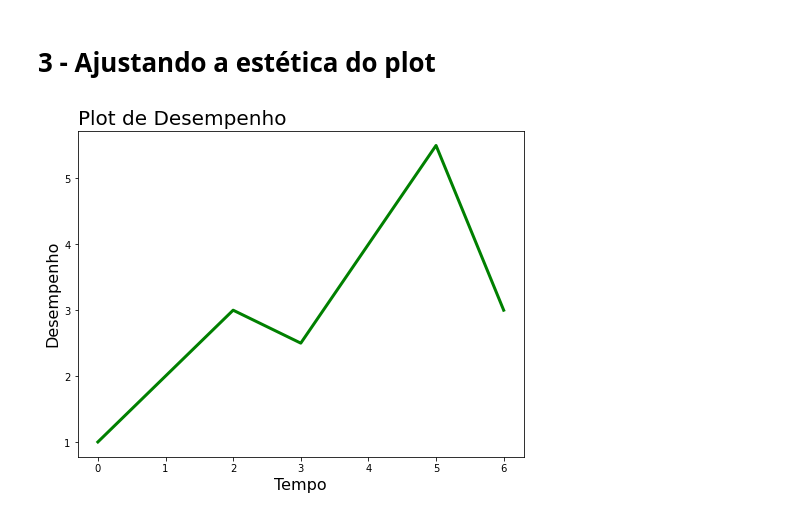
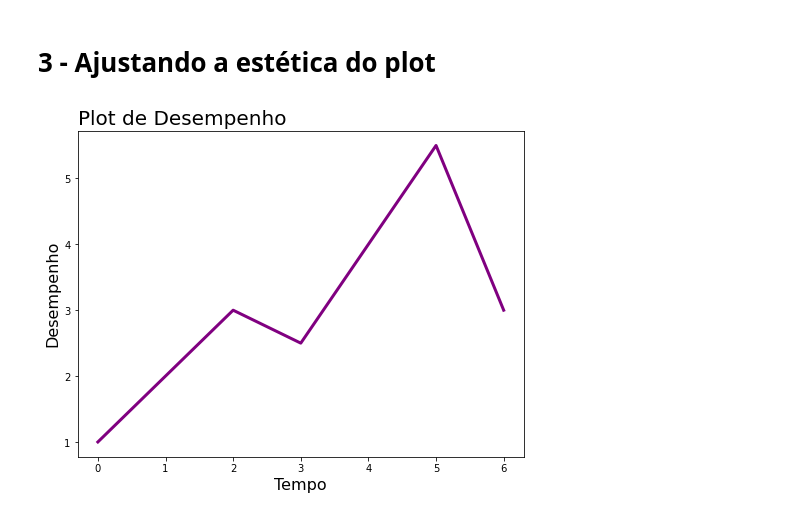
Before and after one commit to GGoes01/Alura_Python, a Jupyter notebook: PY_00 - Plotagem Basica.ipynb, the cells around one changed output. Drawn from its saved outputs; the diff is of its cells as text; code cells hidden in the pictures.

Commit message:
Trocando a cor do plot

```diff
--- a/PY_00 - Plotagem Basica.ipynb
+++ b/PY_00 - Plotagem Basica.ipynb
@@ -26,9 +26,9 @@ plt.show()
 # %%
 plt.figure(figsize=(8, 6))
 plt.title("Plot de Desempenho", loc="left", fontsize=20)
 plt.xlabel("Tempo", fontsize="16")
 plt.ylabel("Desempenho", fontsize="16")
-plt.plot(x, y, linewidth=3, c="green")
+plt.plot(x, y, linewidth=3, c="purple")
 plt.show()
 # %% [output]
-[figure, old version]
+[figure, new version]
```
